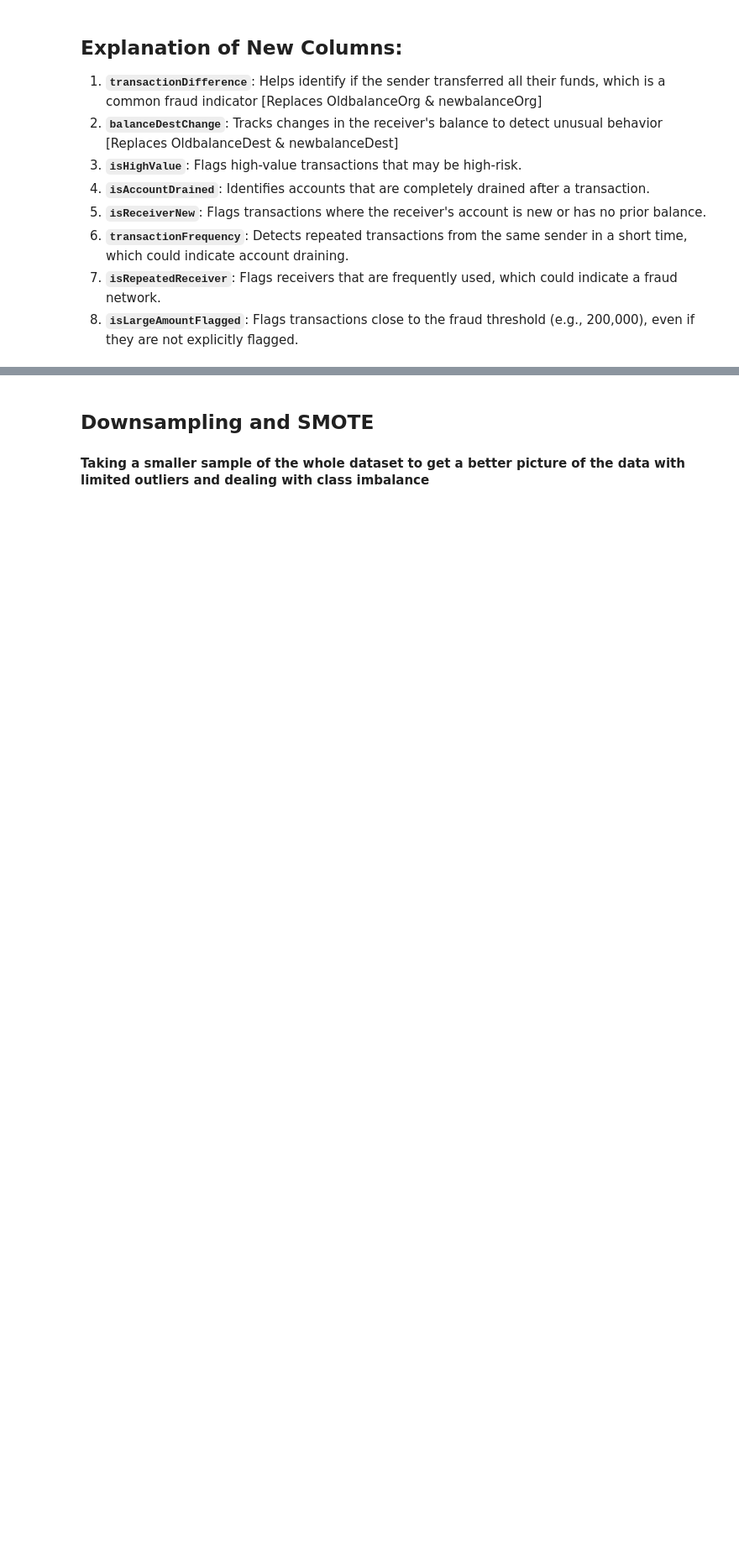
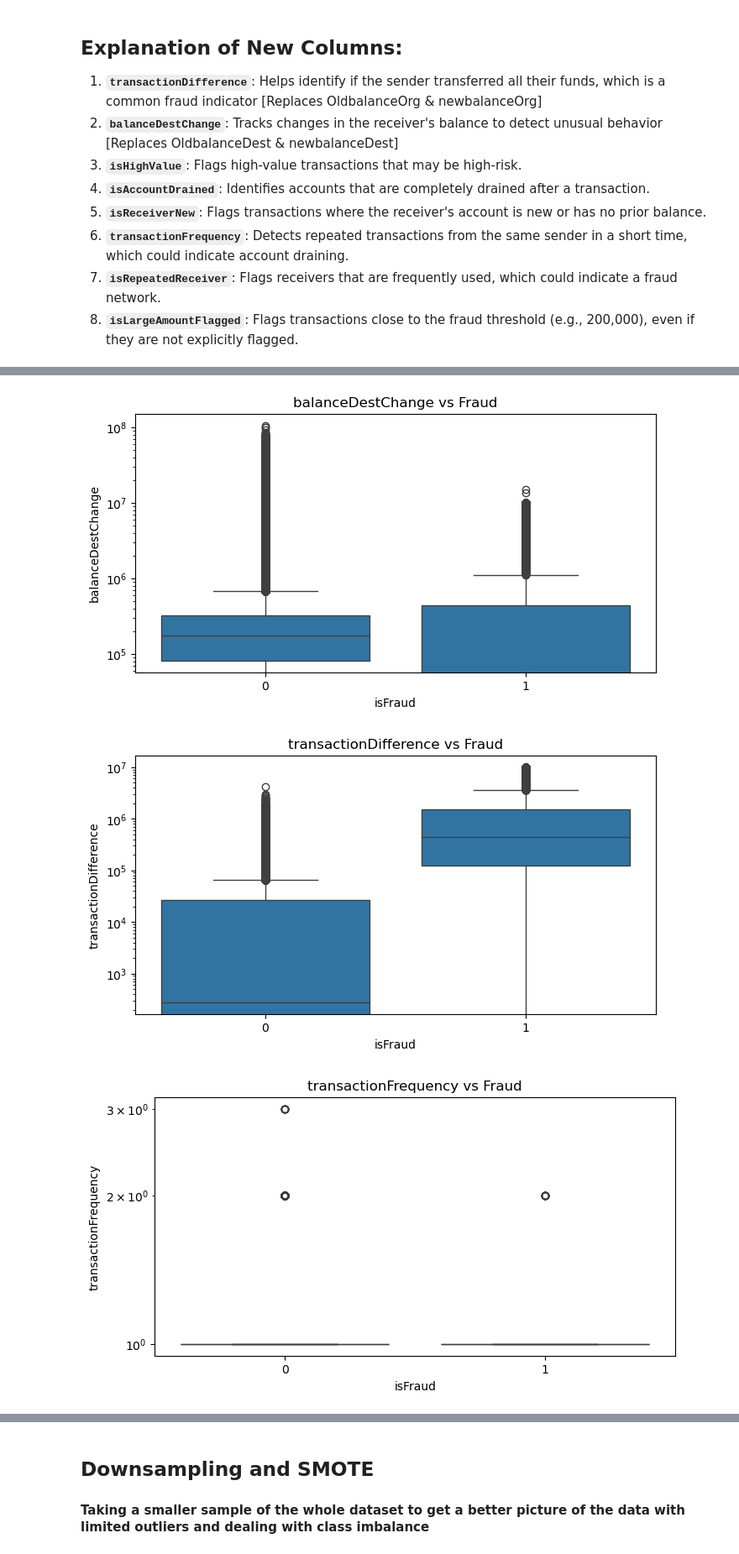
Before and after one commit to angeneris/TLAB_Fraud_Detect, a Jupyter notebook: Jupyter Notebooks/fraud_detect_eda.ipynb, the cells around one changed output, grey strips where cells are left out. Shown at 84% size. Cells and saved outputs as stored; diff of their text form; code cells hidden in the pictures; blank space fills up the shorter version.

```diff
--- a/Jupyter Notebooks/fraud_detect_eda.ipynb
+++ b/Jupyter Notebooks/fraud_detect_eda.ipynb
@@ -288,0 +331,12 @@ data.head(20)
+# %%
+# Boxplots for fraud vs non-fraud
+for col in ['balanceDestChange', 'transactionDifference', 'transactionFrequency']:
+    plt.figure(figsize=(8, 4))
+    sns.boxplot(x='isFraud', y=col, data=data)
+    plt.title(f'{col} vs Fraud')
+    plt.yscale('log')  # Use log scale if there are large outliers
+    plt.show()
+# %% [output]
+[figure, added]
+[figure, added]
+[figure, added]
```
Also changed, not shown: parts of 19 cells of this notebook, 2 other files.
